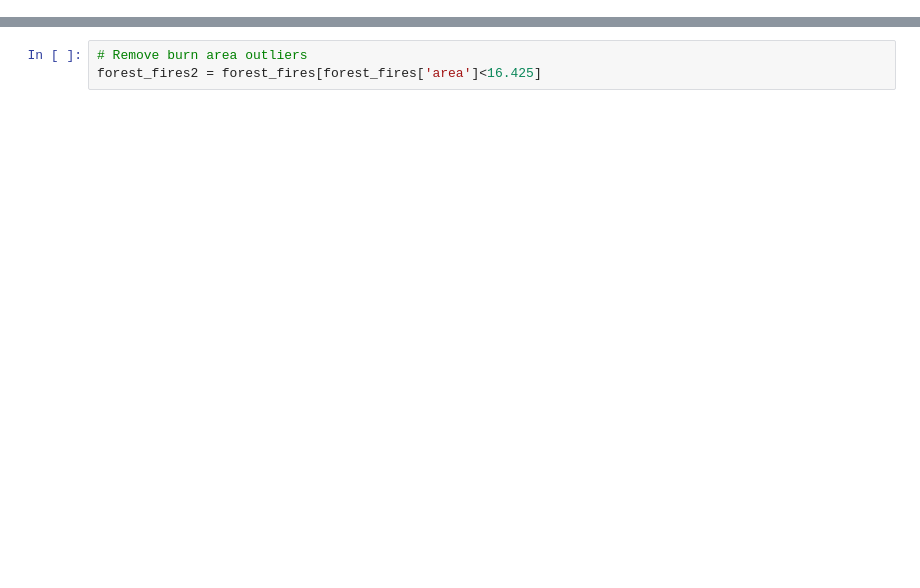
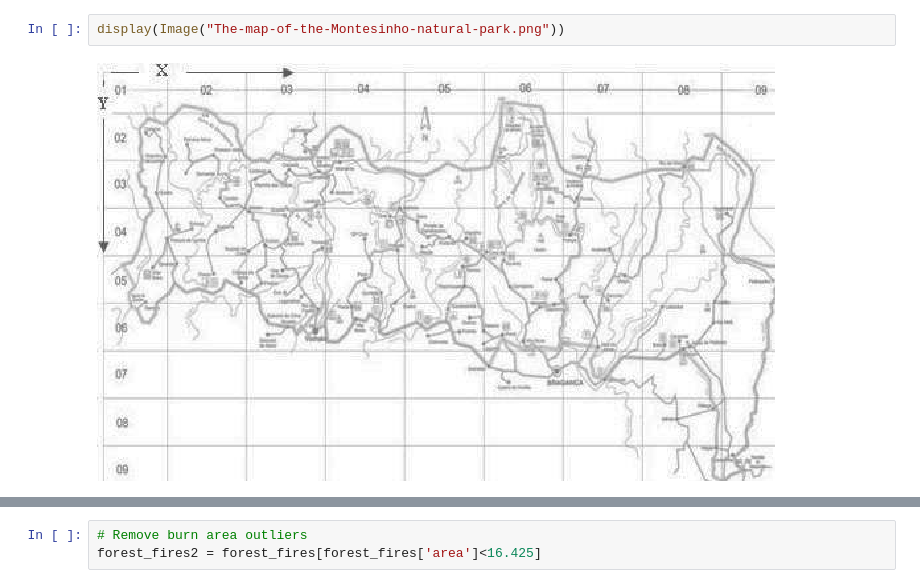
Before and after one commit to johnebehr/thinkful, a Jupyter notebook: capstone1.ipynb, the cells around one changed output, grey strips where cells are left out. Saved outputs shown, nothing was run; the diff lists cells and outputs as text; blank space fills up the shorter version.

```diff
--- a/capstone1.ipynb
+++ b/capstone1.ipynb
@@ -58,0 +39,4 @@ memory usage: 56.6+ KB
+# %%
+display(Image("The-map-of-the-Montesinho-natural-park.png"))
+# %% [output]
+[figure, added]
```
Also changed, not shown: parts of 21 cells of this notebook.
